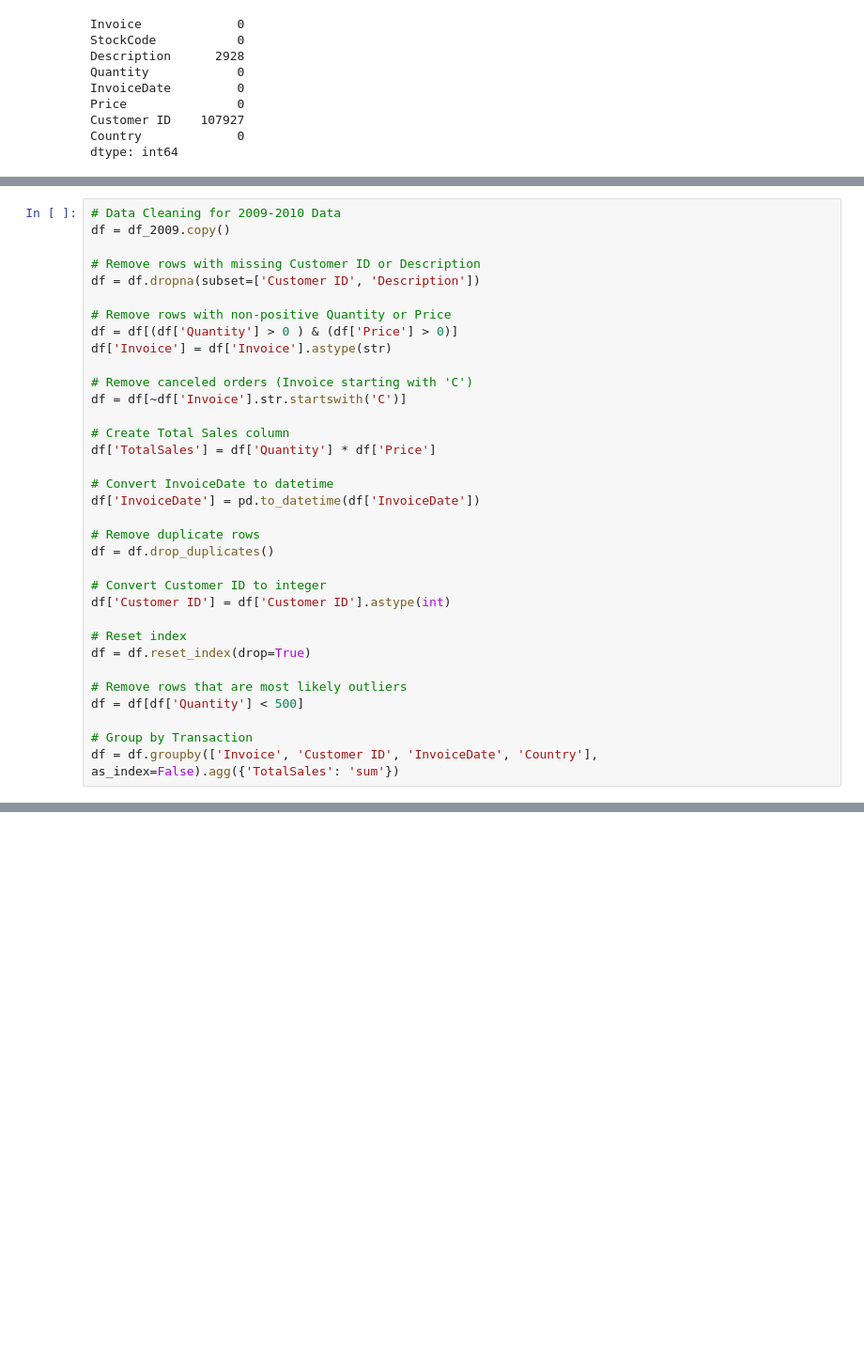
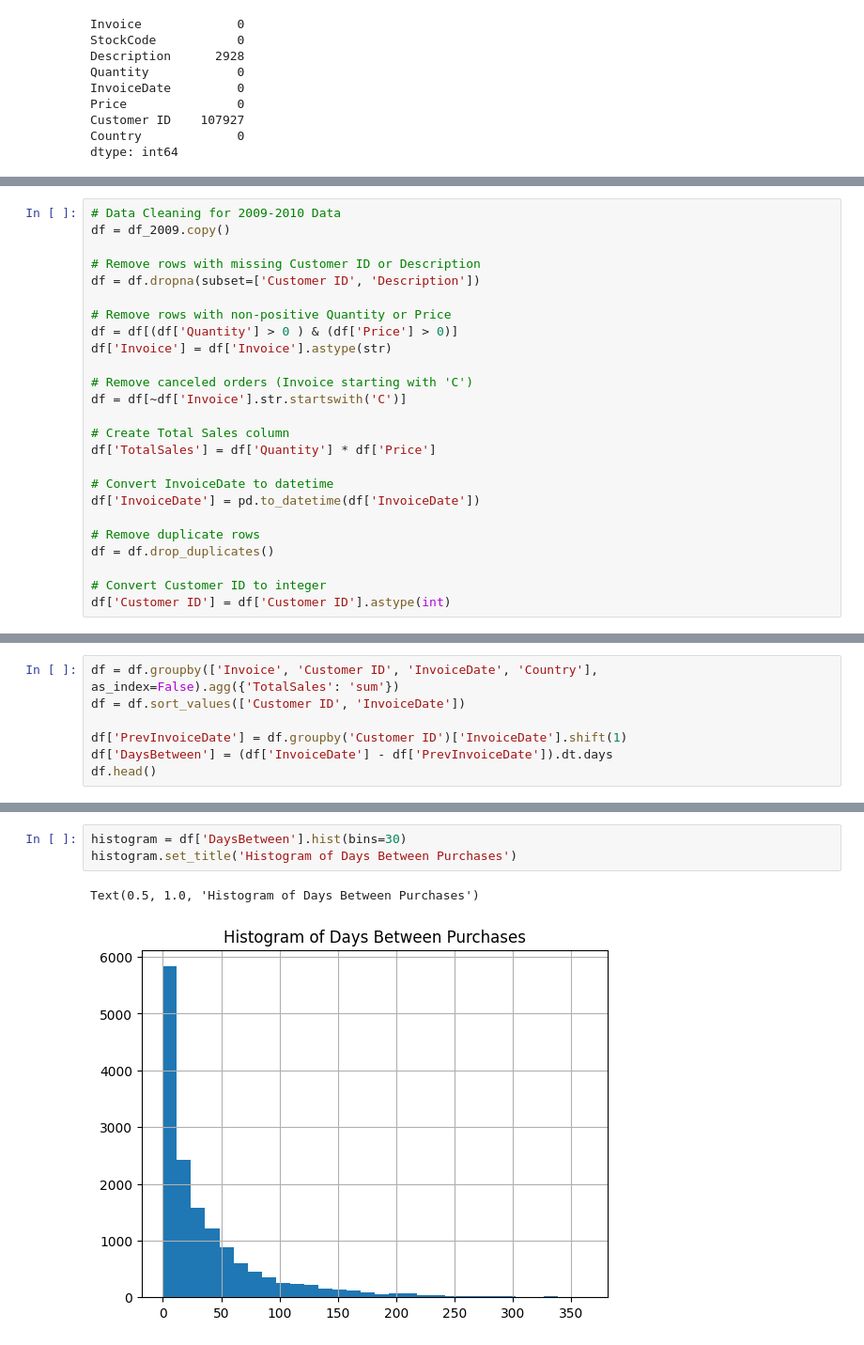
Before and after one commit to Areco892/customer-churn, a Jupyter notebook: analysis.ipynb, the cells around one changed output, grey strips where cells are left out. Shown at 94% size. Saved outputs shown, nothing was run; the diff lists cells and outputs as text; blank space fills up the shorter version.

```diff
--- a/analysis.ipynb
+++ b/analysis.ipynb
@@ -102,12 +87,3 @@ df = df.drop_duplicates()
 
 # Convert Customer ID to integer
 df['Customer ID'] = df['Customer ID'].astype(int)
-
-# Reset index
-df = df.reset_index(drop=True)
-
-# Remove rows that are most likely outliers
-df = df[df['Quantity'] < 500]
-
-# Group by Transaction
-df = df.groupby(['Invoice', 'Customer ID', 'InvoiceDate', 'Country'], as_index=False).agg({'TotalSales': 'sum'})
@@ -113,0 +92,7 @@ df = df.groupby(['Invoice', 'Customer ID', 'InvoiceDate', 'Country'], as_index=F
+# %%
+df = df.groupby(['Invoice', 'Customer ID', 'InvoiceDate', 'Country'], as_index=False).agg({'TotalSales': 'sum'})
+df = df.sort_values(['Customer ID', 'InvoiceDate'])
+
+df['PrevInvoiceDate'] = df.groupby('Customer ID')['InvoiceDate'].shift(1)
+df['DaysBetween'] = (df['InvoiceDate'] - df['PrevInvoiceDate']).dt.days
+df.head()
@@ -113,0 +108,6 @@ df = df.groupby(['Invoice', 'Customer ID', 'InvoiceDate', 'Country'], as_index=F
+# %%
+histogram = df['DaysBetween'].hist(bins=30)
+histogram.set_title('Histogram of Days Between Purchases')
+# %% [output]
+Text(0.5, 1.0, 'Histogram of Days Between Purchases')
+[figure, added]
```
Also changed, not shown: parts of 8 cells of this notebook.
